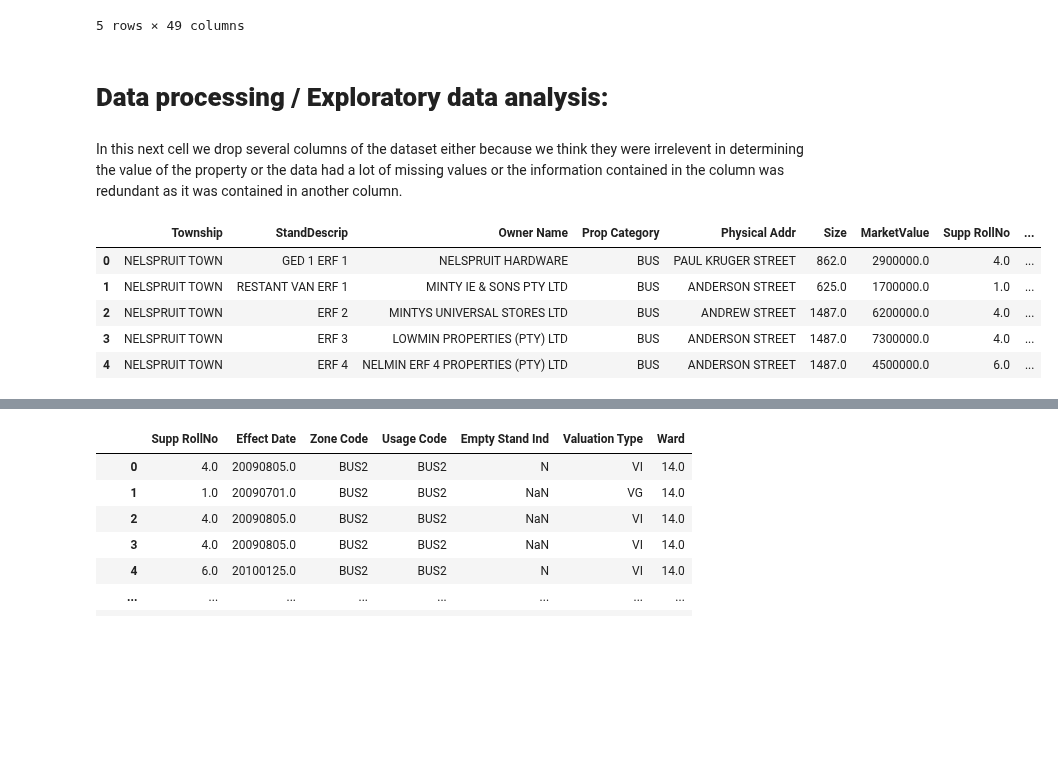
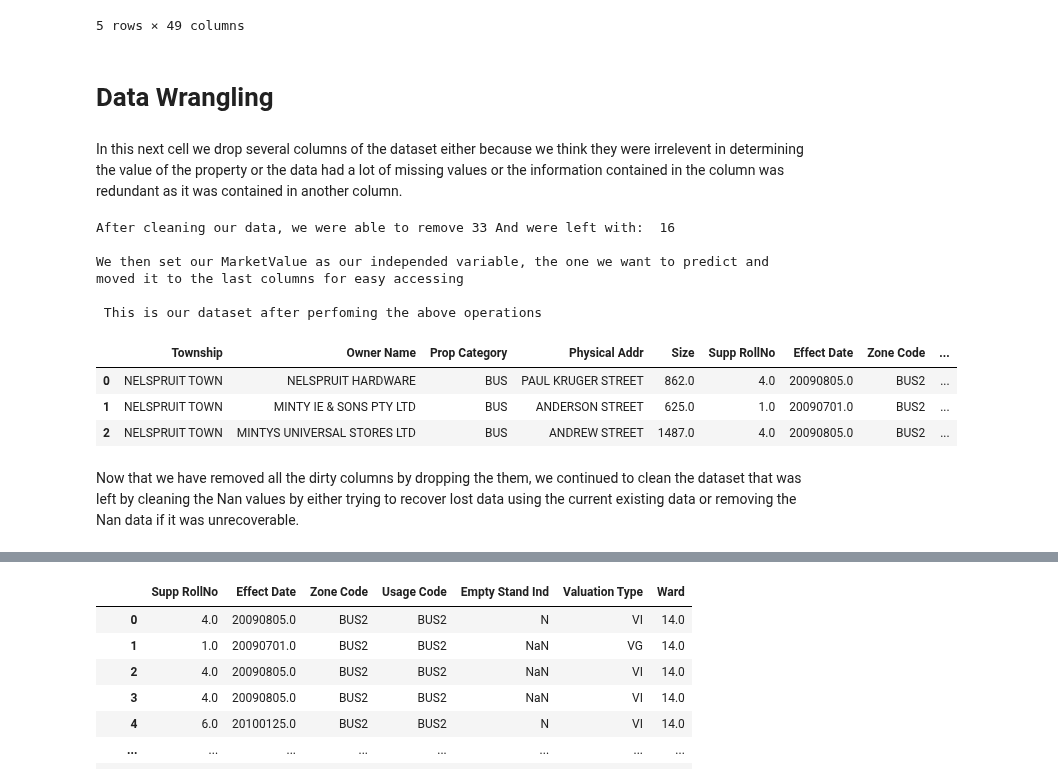
Before and after one commit to BongumusaSizwe/DAE_PROJECT, a Jupyter notebook: mini_project/Houses/project.ipynb, the cells around one changed output, grey strips where cells are left out. Saved outputs shown, nothing was run; the diff lists cells and outputs as text; code cells hidden in the pictures; blank space fills up the shorter version.

Commit message:
Reordering the data
Reordered data, and removed the PropDescr Property so far

```diff
--- a/mini_project/Houses/project.ipynb
+++ b/mini_project/Houses/project.ipynb
@@ -175,8 +176,8 @@ data.head()
 | 3 | NELSPRUIT TOWN | 000000000000030000000000000 | NaN | ERF 3 | LOWMIN PROPERTIES (PTY) LTD | 2217568.0 | BUS | VABUS | ... |
 | 4 | NELSPRUIT TOWN | 000000000000040000000000000 | NaN | ERF 4 | NELMIN ERF 4 PROPERTIES (PTY) LTD | 2040436.0 | BUS | VABUS | ... |
 5 rows × 49 columns
-# %% [markdown]
-<h1><b>Data processing / Exploratory data analysis:</b></h1>
+# %% [markdown]
+# Data Wrangling
 # %% [markdown]
 <blockqoute>
 In this next cell we drop several columns of the dataset either because we think they were irrelevent in determining the value of the property or the data had a lot of missing values or the information contained in the column was redundant as it was contained in another column.
@@ -184,35 +185,50 @@ In this next cell we drop several columns of the dataset either because we think
 # %%
 #Columns to be removed
 #Stand No, Sect Tittle, Account Number, TariffCode, Street No, Up-Level Size,
 #Exemp Size, Main Roll No, Owner Type, Valuation Date, Up-levelInd, Usage Description
 #Zone Description, SG Number, Status, Postal Address(1,2, 3, 4, 5), All columns with 'BC', Postal Code,
 #Deed No, Register No, Valuation Date, Capture Date
 # Stand No, Sect Tittle, Account Number, TarrifCode(Because it is dependent ), Street No,Up-Level Size,  Exemp Size,Exemp Value,
 #Main Roll No, Owner Type(dependent on), Valuation date, Up-LevelInd, usage description, Zone Description, SGNumber,
 # Status, (Postal Adrress1, 2, 3, 4, 5), BC Date, Postal Code, Deed No,(All BC Values), Register No.
 #Valuation Date(date time type), Capture Date
 # Usage Code: Discard later if needed
 # What does Empty Stand Ind - indicate?(remove if possible)
 # Investigate the meaning of Valuation Type Values
 #More info on: Meter Book
 # Verify if Postal Code matches with the township
 #
-data_new = data.drop(columns = ['Stand No', 'Sect Title No', 'Account No', 'TariffCode',
+data_new = data.drop(columns = ['Stand No', 'StandDescrip','Sect Title No', 'Account No', 'TariffCode',
        'Street No', 'Up-Level Size','Exemp Size',
        'Exemp Value', 'Main Roll No', 'Owner Type',
        'Valuation Date', 'Up-LevelInd','BC Create Date',
        'BC Orig Date', 'BC Altern Date', 'BC Value','BC Tariff',
        'Zone Descrip', 'UsageDescrip','SGNumber','Status',
        'Postal Addr1', 'Postal Addr2', 'Postal Addr3',
        'Postal Addr4', 'Postal Addr5', 'Postal Code',
        'Deed Date', 'Deed No', 'Register Date', 'Register No'])
 data_new = data_new.drop(columns = [data_new.columns[-1]])
+##Number of columns in the oriiginal data set
+num_cols_orig = len(data.columns)
+new_num_cols = len(data_new.columns)
+left_cols= num_cols_orig - new_num_cols
 #Capute date is not properly named, so we must remove it using the indexs
-data_new.head()
+print('After cleaning our data, we were able to remove', left_cols, 'And were left with: ', new_num_cols)
+print('\nWe then set our MarketValue as our independed variable, the one we want to predict and moved it to the last columns for easy accessing')
+temp_col = data_new['MarketValue']
+data_new = data_new.drop(columns = ['MarketValue'])
+data_new['MarketValue'] = temp_col
+print('\n This is our dataset after perfoming the above operations')
+data_new.head(3)
 # %% [output]
+After cleaning our data, we were able to remove 33 And were left with:  16
+
+We then set our MarketValue as our independed variable, the one we want to predict and moved it to the last columns for easy accessing
+
+ This is our dataset after perfoming the above operations
-|  | Township | StandDescrip | Owner Name | Prop Category | Physical Addr | Size | MarketValue | Supp RollNo | ... |
-| 0 | NELSPRUIT TOWN | GED 1 ERF 1 | NELSPRUIT HARDWARE | BUS | PAUL KRUGER STREET | 862.0 | 2900000.0 | 4.0 | ... |
-| 1 | NELSPRUIT TOWN | RESTANT VAN ERF 1 | MINTY IE & SONS PTY LTD | BUS | ANDERSON STREET | 625.0 | 1700000.0 | 1.0 | ... |
-| 2 | NELSPRUIT TOWN | ERF 2 | MINTYS UNIVERSAL STORES LTD | BUS | ANDREW STREET | 1487.0 | 6200000.0 | 4.0 | ... |
-| 3 | NELSPRUIT TOWN | ERF 3 | LOWMIN PROPERTIES (PTY) LTD | BUS | ANDERSON STREET | 1487.0 | 7300000.0 | 4.0 | ... |
-| 4 | NELSPRUIT TOWN | ERF 4 | NELMIN ERF 4 PROPERTIES (PTY) LTD | BUS | ANDERSON STREET | 1487.0 | 4500000.0 | 6.0 | ... |
+|  | Township | Owner Name | Prop Category | Physical Addr | Size | Supp RollNo | Effect Date | Zone Code | ... |
+| 0 | NELSPRUIT TOWN | NELSPRUIT HARDWARE | BUS | PAUL KRUGER STREET | 862.0 | 4.0 | 20090805.0 | BUS2 | ... |
+| 1 | NELSPRUIT TOWN | MINTY IE & SONS PTY LTD | BUS | ANDERSON STREET | 625.0 | 1.0 | 20090701.0 | BUS2 | ... |
+| 2 | NELSPRUIT TOWN | MINTYS UNIVERSAL STORES LTD | BUS | ANDREW STREET | 1487.0 | 4.0 | 20090805.0 | BUS2 | ... |
+# %% [markdown]
+Now that we have removed all the dirty columns by dropping the them, we continued to clean the dataset that was left by cleaning the Nan values by either trying to recover lost data using the current existing data or removing the Nan data if it was unrecoverable.
```
Also changed, not shown: parts of 24 cells of this notebook.
